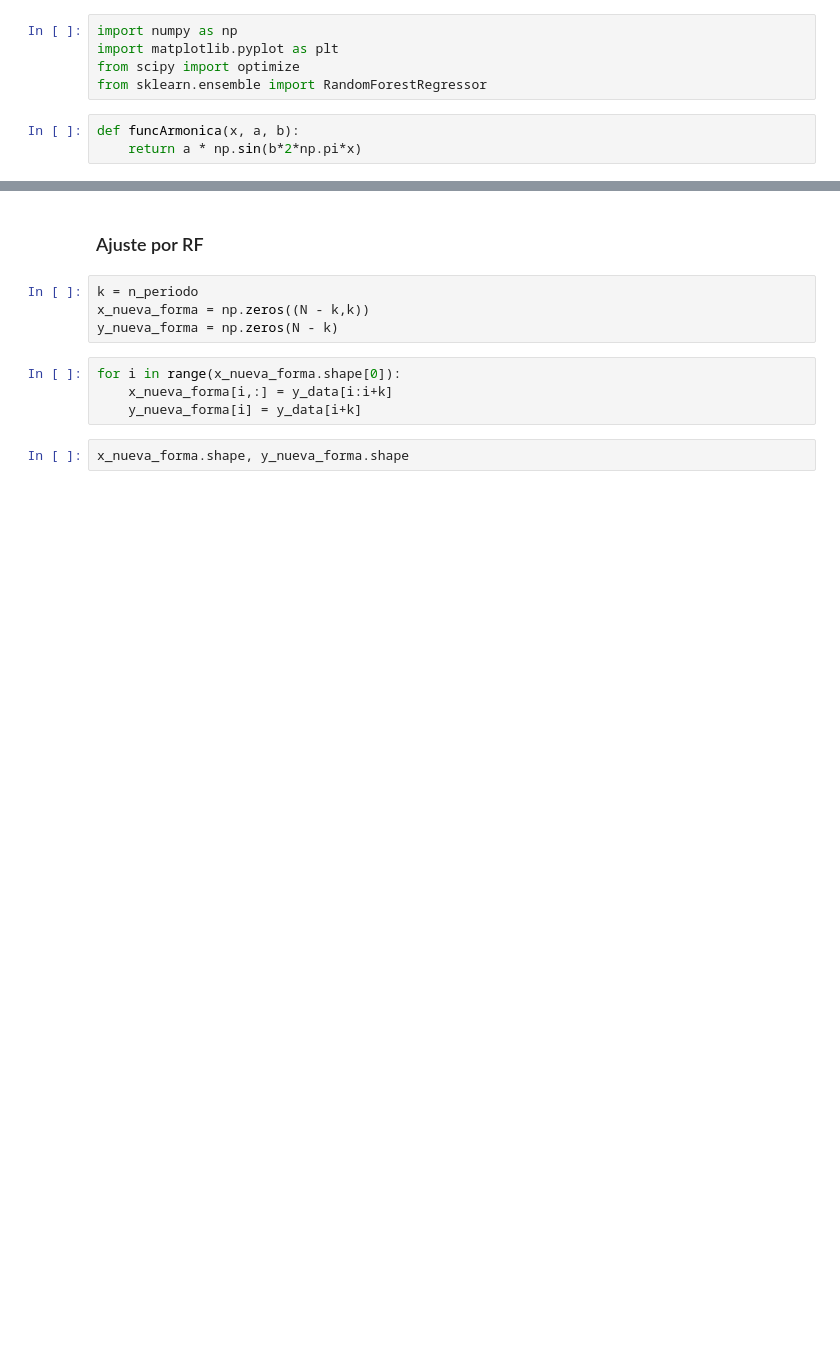
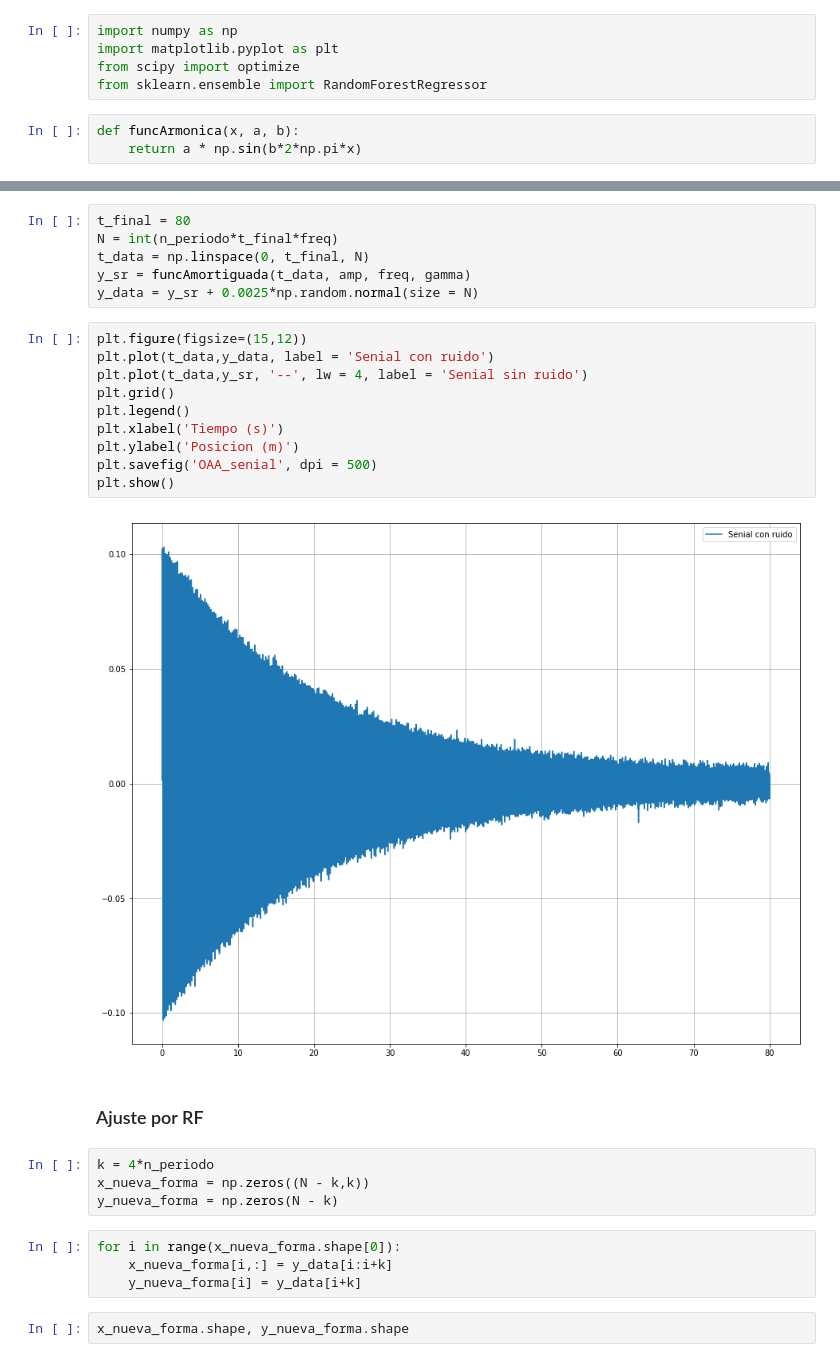
Before and after one commit to stellasm/repo_aa, a Jupyter notebook: tp2_posible_ejemplo.ipynb, the cells around one changed output, grey strips where cells are left out. Saved outputs shown, nothing was run; the diff lists cells and outputs as text; blank space fills up the shorter version.

```diff
--- a/tp2_posible_ejemplo.ipynb
+++ b/tp2_posible_ejemplo.ipynb
@@ -49,7 +64,25 @@ print(error)
+# %%
+t_final = 80
+N = int(n_periodo*t_final*freq)
+t_data = np.linspace(0, t_final, N)
+y_sr = funcAmortiguada(t_data, amp, freq, gamma)
+y_data = y_sr + 0.0025*np.random.normal(size = N)
+# %%
+plt.figure(figsize=(15,12))
+plt.plot(t_data,y_data, label = 'Senial con ruido')
+plt.plot(t_data,y_sr, '--', lw = 4, label = 'Senial sin ruido')
+plt.grid()
+plt.legend()
+plt.xlabel('Tiempo (s)')
+plt.ylabel('Posicion (m)')
+plt.savefig('OAA_senial', dpi = 500)
+plt.show()
+# %% [output]
+[figure, added]
 # %% [markdown]
 ### Ajuste por RF
 # %%
-k = n_periodo
+k = 4*n_periodo
 x_nueva_forma = np.zeros((N - k,k))
 y_nueva_forma = np.zeros(N - k)
 # %%
```
Also changed, not shown: parts of 27 cells of this notebook.
